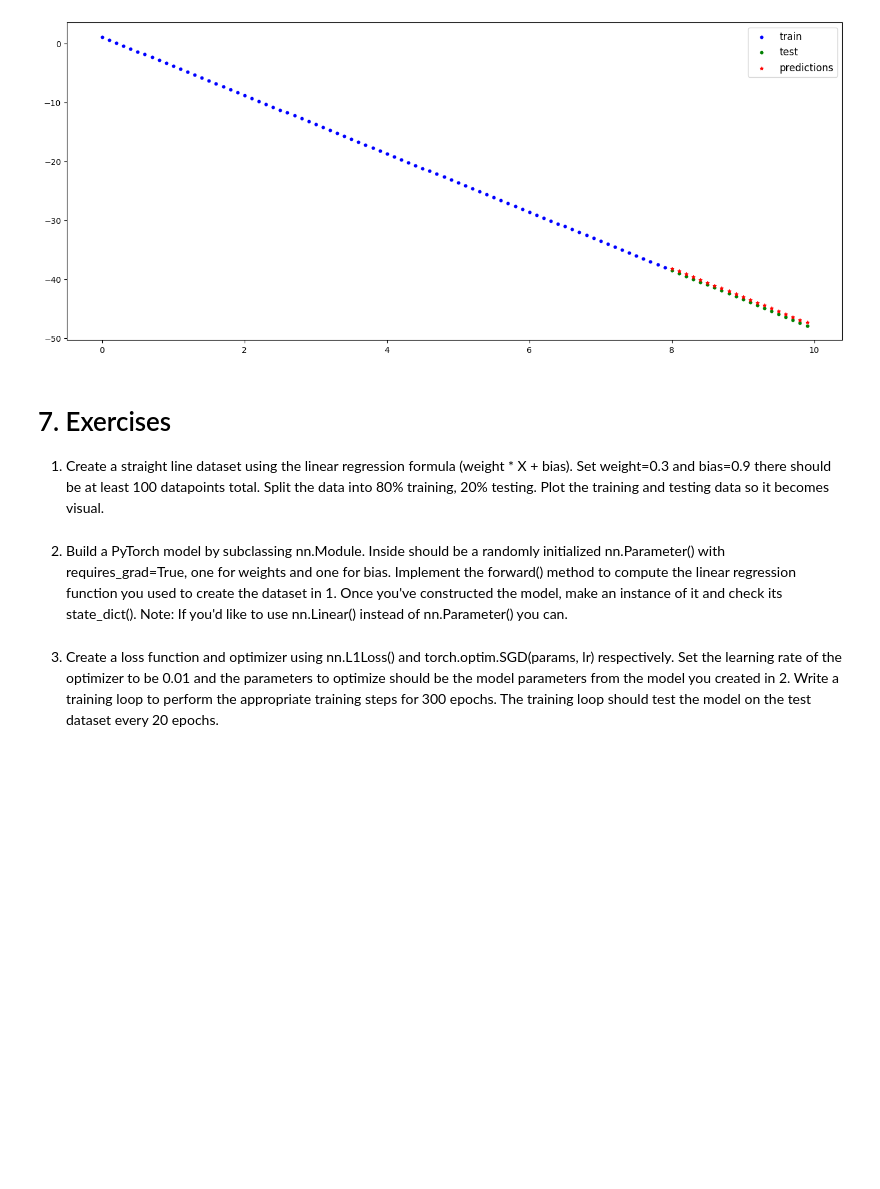
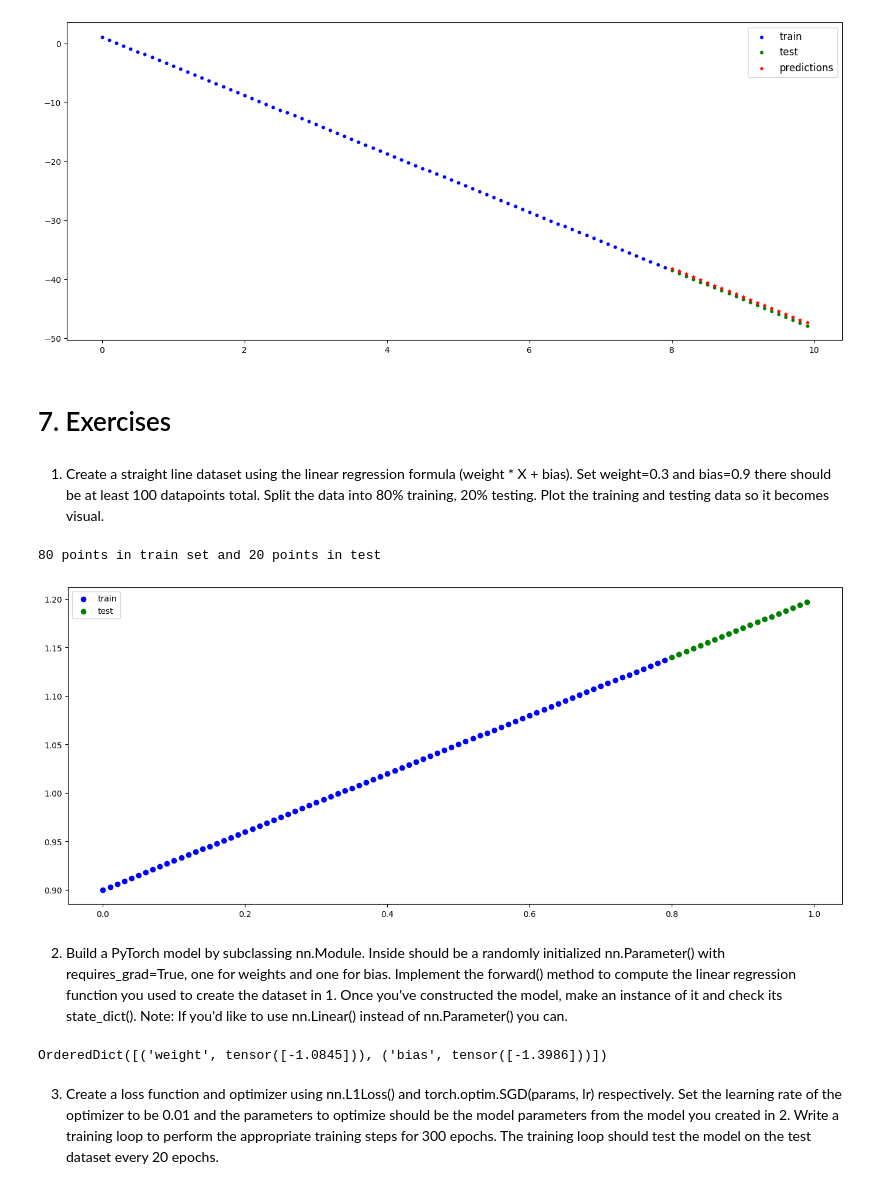
Before and after one commit to AnatolyAdamovich/learning, a Jupyter notebook: courses/pytorch/ch2-workflow.ipynb, the cells around one changed output. Drawn from its saved outputs; the diff is of its cells as text; code cells hidden in the pictures; blank space fills up the shorter version.

```diff
--- a/courses/pytorch/ch2-workflow.ipynb
+++ b/courses/pytorch/ch2-workflow.ipynb
@@ -410,18 +410,61 @@ plot_predictions(train_data=X_train,
                  predictions=predictions)
 # %% [output]
 [figure]
+# %% [markdown]
+# 7. Exercises
+# %%
+torch.manual_seed(0)
+device = 'cuda:0' if torch.cuda.is_available() else 'cpu'
 # %% [markdown]
-# 7. Exercises
 1. Create a straight line dataset using the linear regression formula (weight * X + bias).
 Set weight=0.3 and bias=0.9 there should be at least 100 datapoints total.
 Split the data into 80% training, 20% testing.
 Plot the training and testing data so it becomes visual.
+# %%
+weight = 0.3
+bias = 0.9
+X = torch.arange(0, 1, 0.01).unsqueeze(dim=1)
+y = weight * X + bias
+
+X = X.to(device)
+y = y.to(device)
+
+train_size = int(0.8 * len(X))
+X_train, X_test = X[:train_size], X[train_size:]
+y_train, y_test = y[:train_size], y[train_size:]
+print(f'{len(X_train)} points in train set and {X_test.shape[0]} points in test')
+
+plt.figure(figsize=(17, 7))
+plt.scatter(X_train, y_train, c='b', label='train')
+plt.scatter(X_test, y_test, c='g', label='test')
+plt.legend()
+plt.show()
+# %% [output]
+80 points in train set and 20 points in test
+[figure, added]
 # %% [markdown]
 2. Build a PyTorch model by subclassing nn.Module.
 Inside should be a randomly initialized nn.Parameter() with requires_grad=True, one for weights and one for bias.
 Implement the forward() method to compute the linear regression function you used to create the dataset in 1.
 Once you've constructed the model, make an instance of it and check its state_dict().
 Note: If you'd like to use nn.Linear() instead of nn.Parameter() you can.
+# %%
+class ExerciseModel(nn.Module):
+    def __init__(self):
+        super().__init__()
+        self.weight = nn.Parameter(
+            torch.randn(1, dtype=torch.float32, requires_grad=True)
+        )
+        self.bias = nn.Parameter(
+            torch.randn(1, dtype=torch.float32, requires_grad=True)
+        )
+    def forward(self, data):
+        return self.weight * data + self.bias
+
+model = ExerciseModel().to(device=device)
+model.state_dict()
+# %% [output]
+OrderedDict([('weight', tensor([-1.0845])), ('bias', tensor([-1.3986]))])
 # %% [markdown]
 3. Create a loss function and optimizer using nn.L1Loss() and torch.optim.SGD(params, lr) respectively.
 Set the learning rate of the optimizer to be 0.01 and the parameters to optimize should be the model parameters from the model you created in 2.
```
Also changed, not shown: parts of 6 cells of this notebook.
